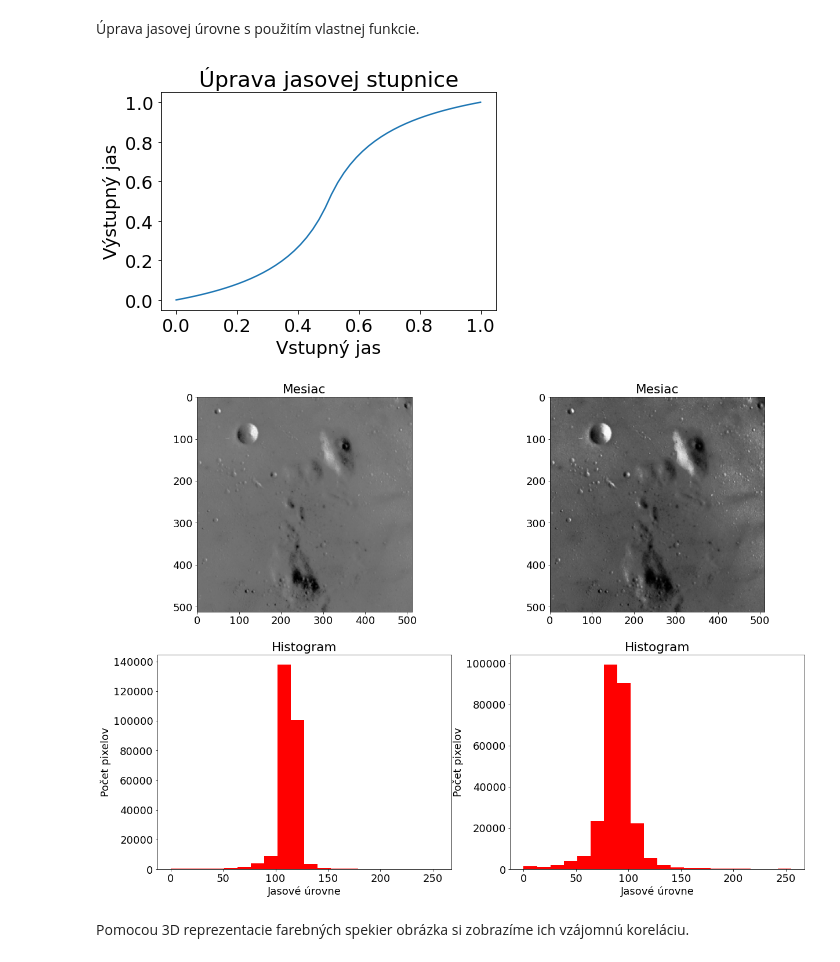
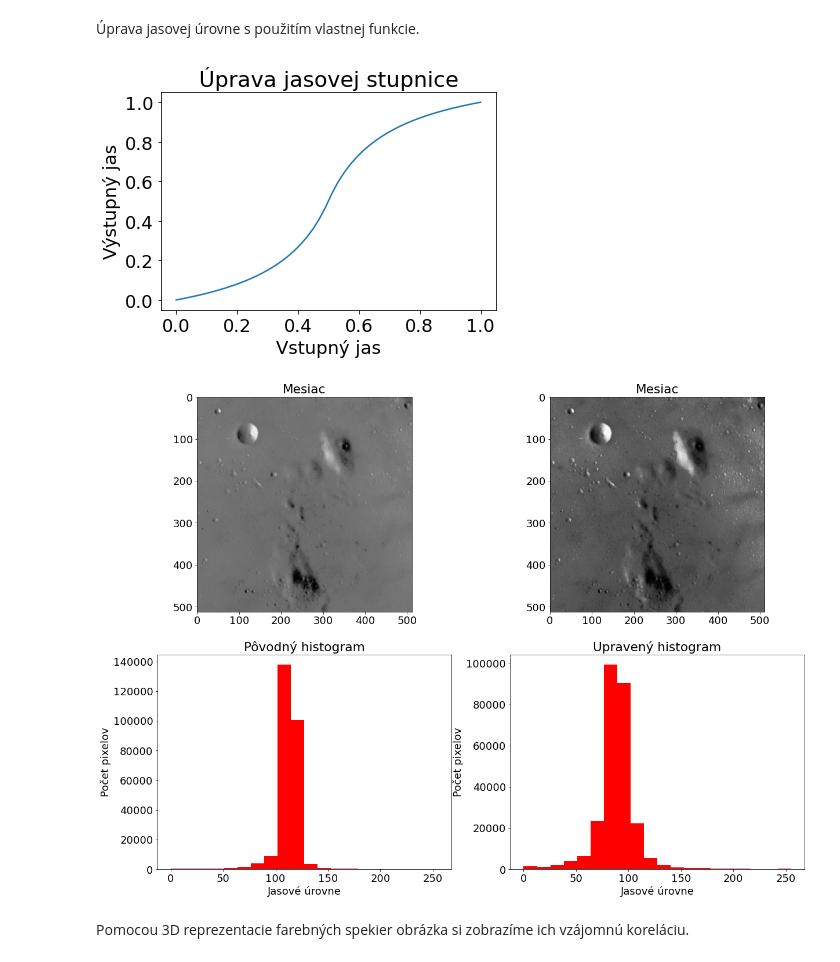
Before and after one commit to Miro001/computer-vision, a Jupyter notebook: 4. Úprava kvality obrazov.ipynb, the cells around one changed output. Drawn from its saved outputs; the diff is of its cells as text; code cells hidden in the pictures.

```diff
--- a/4. Úprava kvality obrazov.ipynb
+++ b/4. Úprava kvality obrazov.ipynb
@@ -129,36 +129,36 @@ axes[1,1].hist(img_contrast_enhanced.ravel(), bins=20, histtype='bar', color='bl
 # %%
 x = np.linspace(0,1,50)
 p = 5
 c = (0.5*p)/(1+0.5*p)
 plt.figure()
 y= (((x-0.5)*p)/(1+abs((x-0.5)*p))+c)/(2*c)
 plt.plot(x,y)
 plt.title('Úprava jasovej stupnice')
 plt.xlabel('Vstupný jas')
 plt.ylabel('Výstupný jas')
 
 plt.figure(figsize=(20, 15))
 plt.subplot(221)
 plt.title('Mesiac')
 plt.imshow(data.moon(),cmap='gray')
 plt.subplot(222)
 plt.title('Mesiac')
 im = data.moon()/255
 adj_im = (((im-0.5)*p)/(1+abs((im-0.5)*p))+c)/(2*c)
 plt.imshow(adj_im,cmap='gray')
 plt.subplot(223)
 plt.hist(data.moon().ravel(), bins=20, histtype='bar', color='red')
-plt.title("Histogram")
+plt.title("Pôvodný histogram")
 plt.xlabel("Jasové úrovne")
 plt.ylabel("Počet pixelov")
 plt.subplot(224)
 plt.hist((adj_im*255).ravel(), bins=20, histtype='bar', color='red');
-plt.title("Histogram")
+plt.title("Upravený histogram")
 plt.xlabel("Jasové úrovne")
 plt.ylabel("Počet pixelov");
 # %% [output]
 [figure]
-[figure, old version]
+[figure, new version]
 # %% [markdown]
 Pomocou 3D reprezentacie farebných spekier obrázka si zobrazíme ich vzájomnú koreláciu.
 # %%
```
Also changed, not shown: parts of 3 cells of this notebook.
